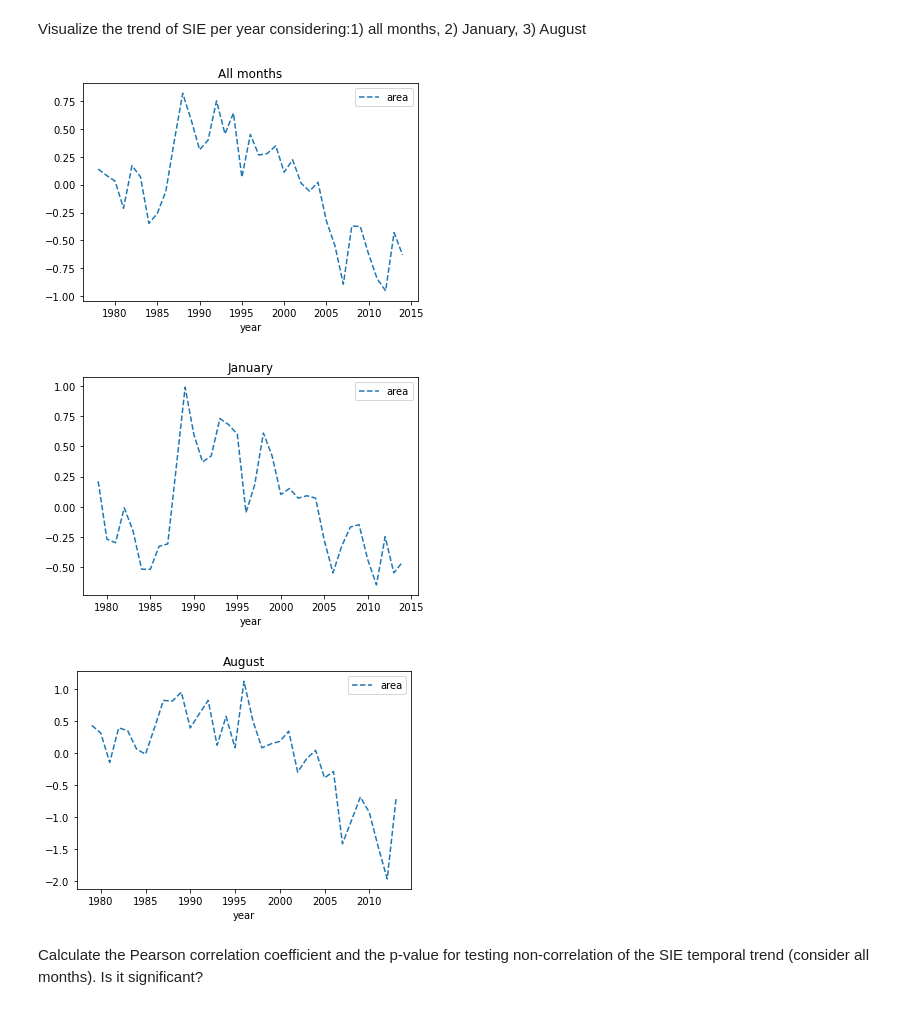
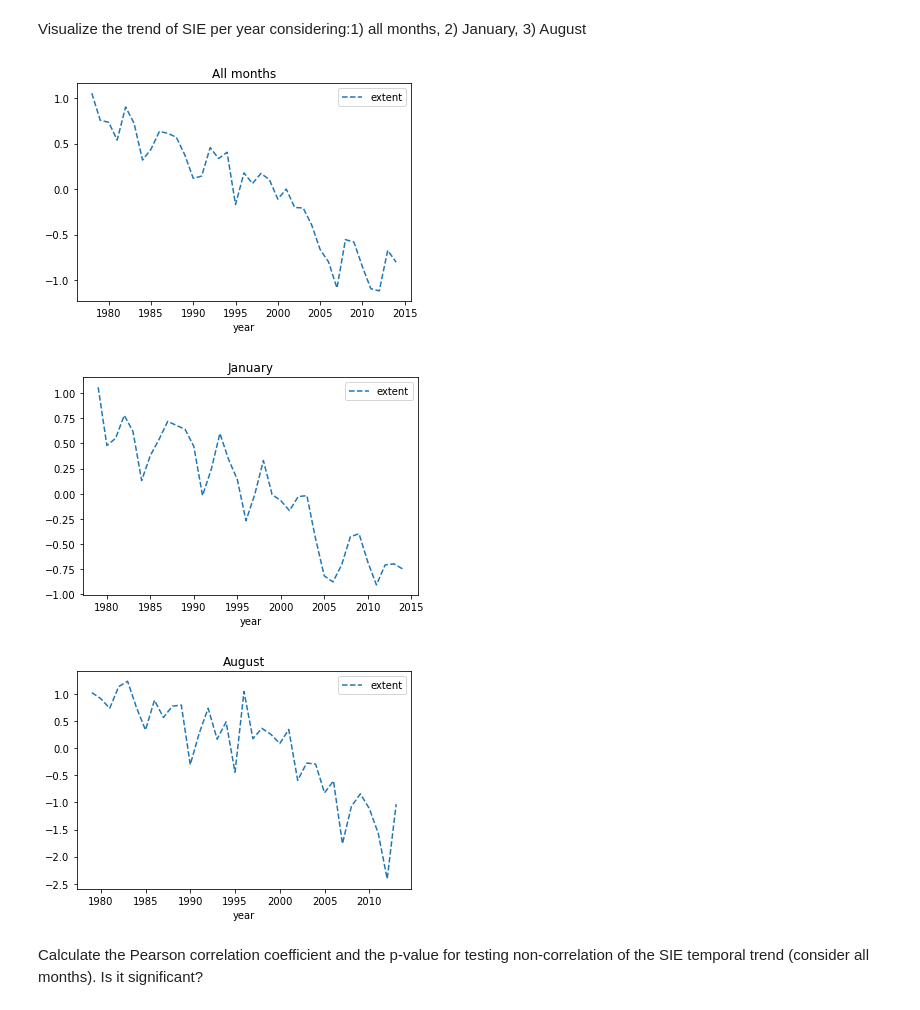
Before and after one commit to Jorgvt/Master_IA3, a Jupyter notebook: Introducción a Python/Estadística/Tarea Entregable/Sea Ice Extent.ipynb, the cells around one changed output. Drawn from its saved outputs; the diff is of its cells as text; code cells hidden in the pictures.

```diff
--- a/Introducción a Python/Estadística/Tarea Entregable/Sea Ice Extent.ipynb
+++ b/Introducción a Python/Estadística/Tarea Entregable/Sea Ice Extent.ipynb
@@ -218,5 +219,5 @@ df3["area"].mean()
 # %%
-df3_norm["area"] = df3_norm[["mo", "area"]].apply(lambda x: x.area - m_mean.loc[x.mo]["area"], axis = 1)
+df3_norm["extent"] = df3_norm[["mo", "extent"]].apply(lambda x: x.extent - m_mean.loc[x.mo]["extent"], axis = 1)
 df3_norm.head()
 # %% [output]
 |  | year | mo | data_type | region | extent | area |
@@ -243,23 +244,23 @@ Name: area, Length: 422, dtype: float64
 # %% [markdown]
 Visualize the trend of SIE per year considering:1) all months, 2) January, 3) August
 # %%
-df3_norm.groupby(by = "year").mean().plot(y="area", style = '--')
+df3_norm.groupby(by = "year").mean().plot(y="extent", style = '--')
 plt.title("All months")
 plt.show()
 # %% [output]
-[figure, old version]
+[figure, new version]
 # %%
-df3_norm[df3_norm["mo"] == 1].groupby(by = "year").mean().plot(y = "area", style = "--")
+df3_norm[df3_norm["mo"] == 1].groupby(by = "year").mean().plot(y = "extent", style = "--")
 plt.title("January")
 plt.show()
 # %% [output]
-[figure, old version]
+[figure, new version]
 # %%
-df3_norm[df3_norm["mo"] == 8].groupby(by = "year").mean().plot(y = "area", style = "--")
+df3_norm[df3_norm["mo"] == 8].groupby(by = "year").mean().plot(y = "extent", style = "--")
 plt.title("August")
 plt.show()
 # %% [output]
-[figure, old version]
+[figure, new version]
 # %%
 #your response here
 # %% [markdown]
```
Also changed, not shown: parts of 8 cells of this notebook.
